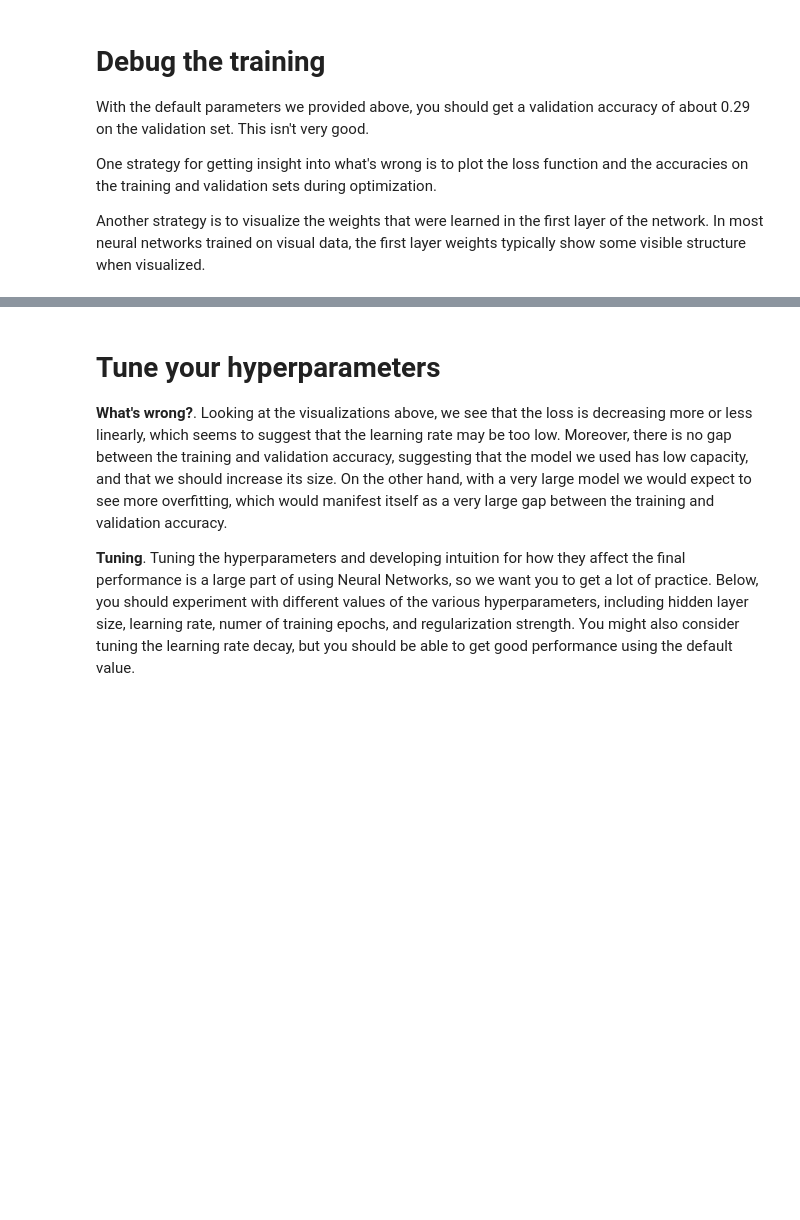
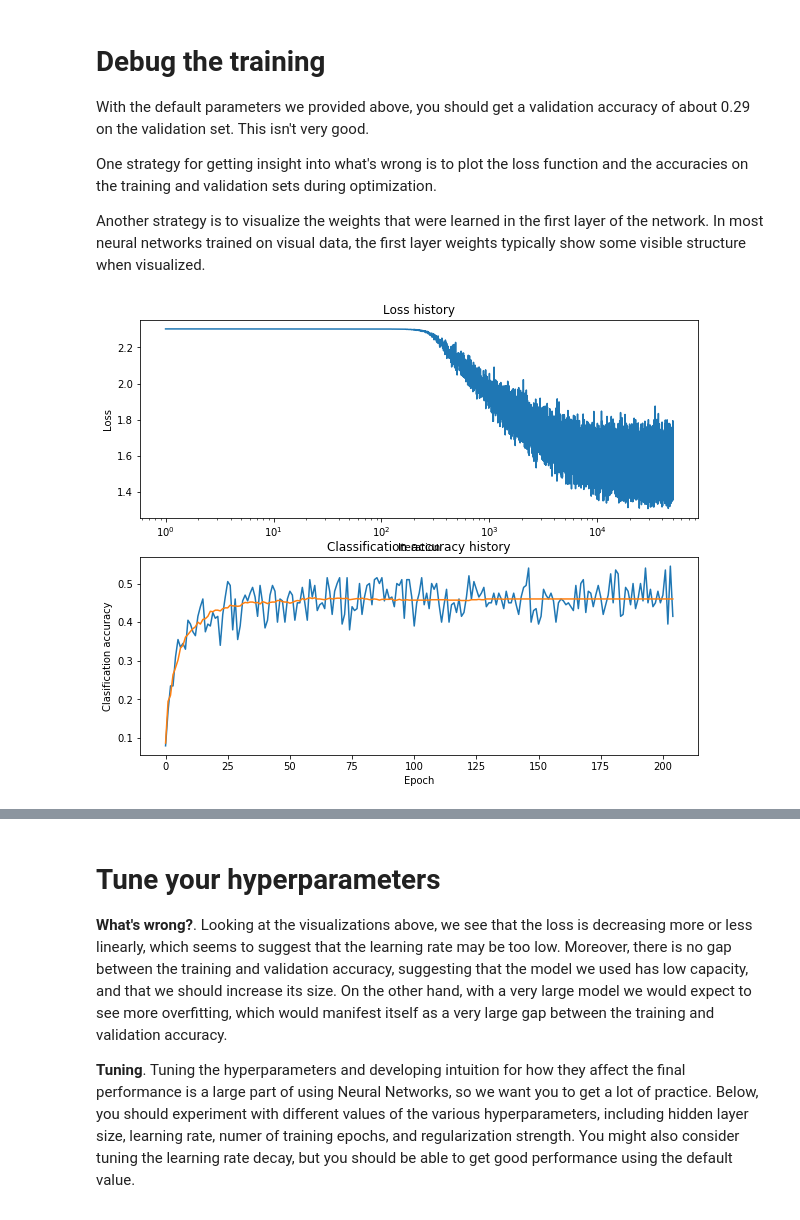
Before and after one commit to PhySci/cs231, a Jupyter notebook: assignment1/two_layer_net.ipynb, the cells around one changed output, grey strips where cells are left out. Drawn from its saved outputs; the diff is of its cells as text; code cells hidden in the pictures; blank space fills up the shorter version.

```diff
--- a/assignment1/two_layer_net.ipynb
+++ b/assignment1/two_layer_net.ipynb
@@ -200,10 +214,25 @@ net = TwoLayerNet(input_size, hidden_size, num_classes)
 
 # Train the network
 stats = net.train(X_train, y_train, X_val, y_val,
-            num_iters=1000, batch_size=200,
+            num_iters=50000, batch_size=200,
             learning_rate=1e-4, learning_rate_decay=0.95,
             reg=0.25, verbose=True)
 
 # Predict on the validation set
 val_acc = (net.predict(X_val) == y_val).mean()
 print('Validation accuracy: ', val_acc)
+
+# Plot the loss function and train / validation accuracies
+plt.subplot(2, 1, 1)
+plt.semilogx(stats['loss_history'])
+plt.title('Loss history')
+plt.xlabel('Iteration')
+plt.ylabel('Loss')
+
+plt.subplot(2, 1, 2)
+plt.plot(stats['train_acc_history'], label='train')
+plt.plot(stats['val_acc_history'], label='val')
+plt.title('Classification accuracy history')
+plt.xlabel('Epoch')
+plt.ylabel('Clasification accuracy')
+plt.show()
@@ -217,15 +264,17 @@ Another strategy is to visualize the weights that were learned in the first laye
 # %%
 # Plot the loss function and train / validation accuracies
 plt.subplot(2, 1, 1)
-plt.plot(stats['loss_history'])
+plt.semilogx(stats['loss_history'])
 plt.title('Loss history')
 plt.xlabel('Iteration')
 plt.ylabel('Loss')
 
 plt.subplot(2, 1, 2)
 plt.plot(stats['train_acc_history'], label='train')
 plt.plot(stats['val_acc_history'], label='val')
 plt.title('Classification accuracy history')
 plt.xlabel('Epoch')
 plt.ylabel('Clasification accuracy')
 plt.show()
+# %% [output]
+[figure, added]
```
Also changed, not shown: parts of 17 cells of this notebook, 3 other files.
